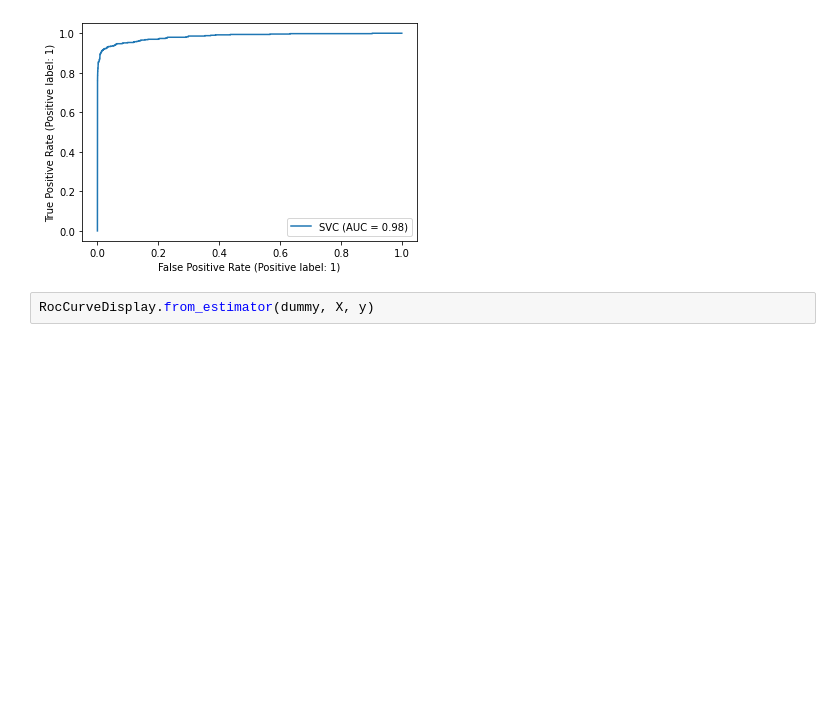
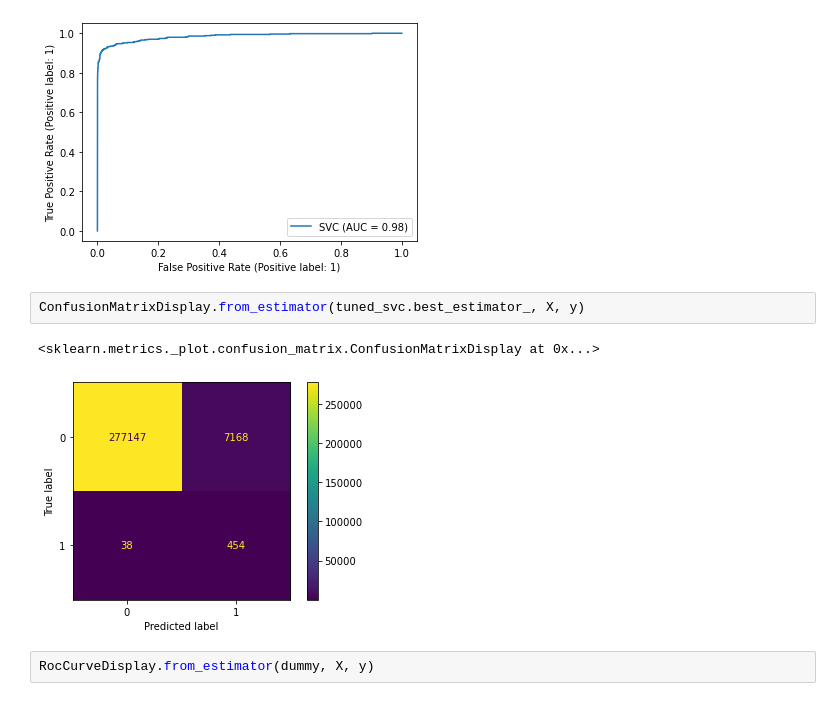
Before and after one commit to JennaFlan2426/Springboard, a Jupyter notebook: Capstone3-CardFraud/5-Model Tuning.ipynb, the cells around one changed output. Saved outputs shown, nothing was run; the diff lists cells and outputs as text; blank space fills up the shorter version.

```diff
--- a/Capstone3-CardFraud/Model Tuning.ipynb
+++ b/Capstone3-CardFraud/5-Model Tuning.ipynb
@@ -155,6 +166,11 @@ RocCurveDisplay.from_estimator(tuned_svc.best_estimator_, X, y)
 # %% [output]
 <sklearn.metrics._plot.roc_curve.RocCurveDisplay at 0x...>
 [figure]
+# %%
+ConfusionMatrixDisplay.from_estimator(tuned_svc.best_estimator_, X, y)
+# %% [output]
+<sklearn.metrics._plot.confusion_matrix.ConfusionMatrixDisplay at 0x...>
+[figure, added]
 # %%
 RocCurveDisplay.from_estimator(dummy, X, y)
 # %% [output]
```
Also changed, not shown: parts of 10 cells of this notebook.
